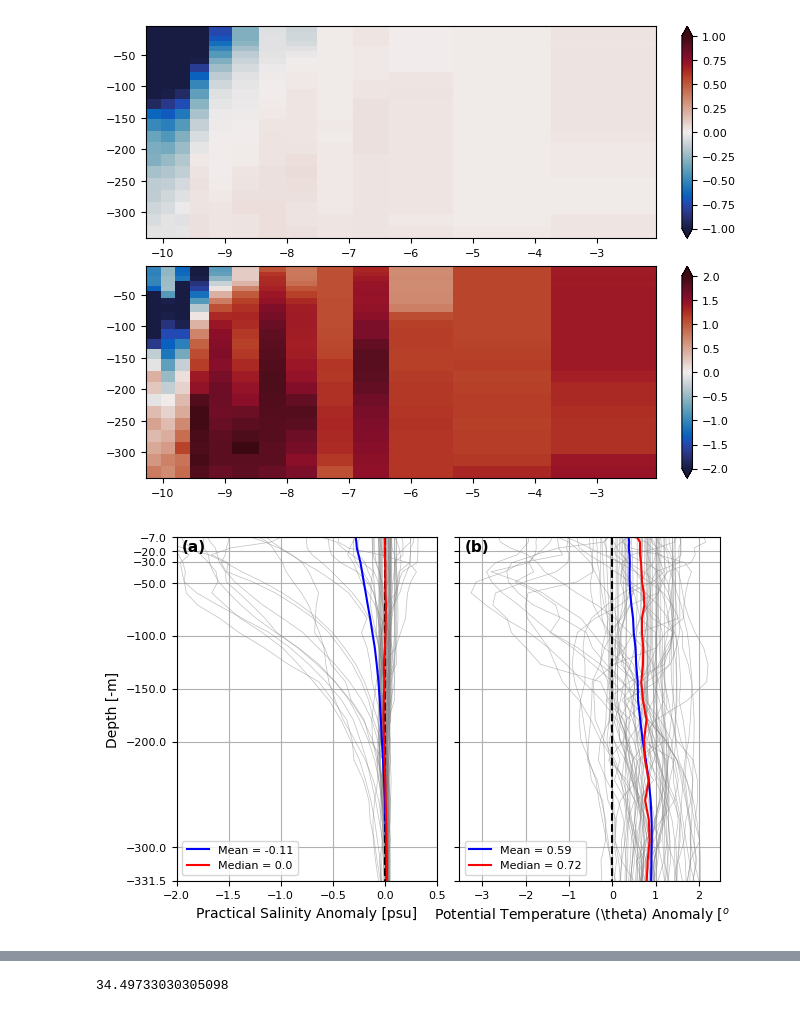
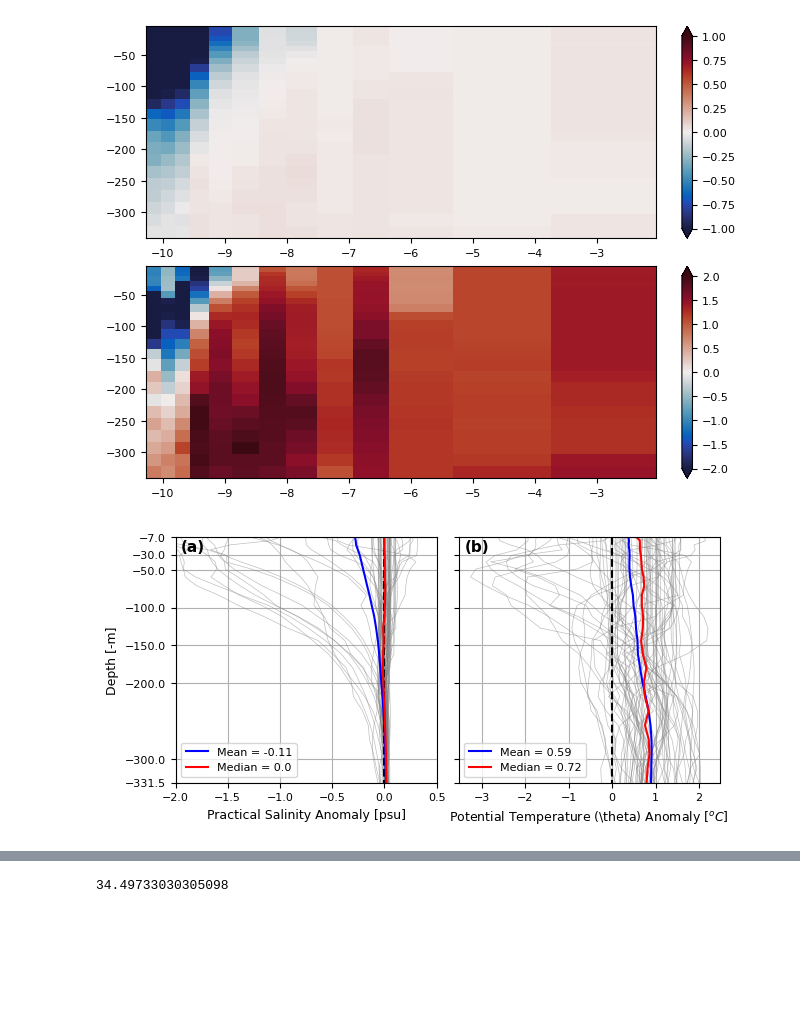
Before and after one commit to EirikKvamme/MScEirik, a Jupyter notebook: Observations/Observations_v2.ipynb, the cells around one changed output, grey strips where cells are left out. Cells and saved outputs as stored; diff of their text form; code cells hidden in the pictures; blank space fills up the shorter version.

Commit message:
Updated plot structure and content

```diff
--- a/Observations/Observations_v2.ipynb
+++ b/Observations/Observations_v2.ipynb
@@ -303,7 +303,7 @@ mean_all = np.mean(S_mean_Z)
 temp_median = np.mean(temp_median_Z)
 temp_mean = np.mean(temp_mean_Z)
 # %%
-fig, (ax1,ax2) = plt.subplots(1,2,figsize=(6.2217, 4),layout='constrained',sharey=True)
+fig, (ax1,ax2) = plt.subplots(1,2,figsize=(6.2217, 3),layout='constrained',sharey=True)
 #ax1.set_title('a) Model salinity anomaly from all observations',fontweight='bold',fontsize=12)
 
 for data in anom_SA:
@@ -315,38 +315,38 @@ ax1.plot(S_mean_Z,anom_SA[0][0].Z,color='blue',label=f'Mean = {np.round(mean_all
 ax1.plot(S_median_Z,anom_SA[0][0].Z,color='red',label=f'Median = {np.round(median_all,2)}')
 
 ax1.set_xlim(-2,0.5)
 ax1.set_ylim(anom_SA[0][0].Z[-1],anom_SA[0][0].Z[0])
-ax1.set_yticks([anom_SA[0][0].Z[-1],-20,-30,-50,-100,-150,-200,-300,anom_SA[0][0].Z[0]])
+ax1.set_yticks([anom_SA[0][0].Z[-1],-30,-50,-100,-150,-200,-300,anom_SA[0][0].Z[0]])
 ax1.set_ylabel('Depth [-m]')
 ax1.set_xlabel('Practical Salinity Anomaly [psu]')
 ax1.grid()
 ax1.legend(loc='lower left')
 
 
 #ax2.set_title('b) Model temperature anomaly from all observations',fontweight='bold',fontsize=12)
 for data in anom_CT:
     for subdata in data:
         ax2.plot(subdata,subdata.Z,color='grey', linewidth=0.5,alpha=0.5)
 
 ax2.plot([0 for x in anom_SA[0][0].Z],anom_SA[0][0].Z,color='black',linestyle='--')
 ax2.plot(temp_mean_Z,anom_SA[0][0].Z,color='blue',label=f'Mean = {np.round(temp_mean,2)}')
 ax2.plot(temp_median_Z,anom_SA[0][0].Z,color='red',label=f'Median = {np.round(temp_median,2)}')
 
 ax2.set_ylim(anom_SA[0][0].Z[-1],anom_SA[0][0].Z[0])
-ax2.set_yticks([anom_SA[0][0].Z[-1],-20,-30,-50,-100,-150,-200,-300,anom_SA[0][0].Z[0]])
+ax2.set_yticks([anom_SA[0][0].Z[-1],-30,-50,-100,-150,-200,-300,anom_SA[0][0].Z[0]])
 # ax2.set_ylabel('Depth [-m]',fontsize=12)
 ax2.set_xlabel(r'Potential Temperature (\theta) Anomaly [$^oC$]')
 ax2.grid()
 ax2.legend(loc='lower left')
 
-ax1.annotate(text='(a)',xy=[-1.95,-20],fontweight='bold')
-ax2.annotate(text='(b)',xy=[-3.4,-20],fontweight='bold')
+ax1.annotate(text='(a)',xy=[-1.95,-25],fontweight='bold',fontsize=11)
+ax2.annotate(text='(b)',xy=[-3.4,-25],fontweight='bold',fontsize=11)
 
 fig.savefig(r'/nird/home/ekv036/MSc/Fig/modelBias',dpi=300, facecolor='w', edgecolor='w',
           orientation='landscape', format=None,
           transparent=False, bbox_inches=None,pad_inches=0.25)
 # %% [output]
-[figure, old version]
+[figure, new version]
 # %%
 fig, (ax1,ax2) = plt.subplots(1,2,figsize=(6.2217, 4),layout='constrained',sharey=True)
 
```
Also changed, not shown: parts of 4 cells of this notebook, 1 other file.
